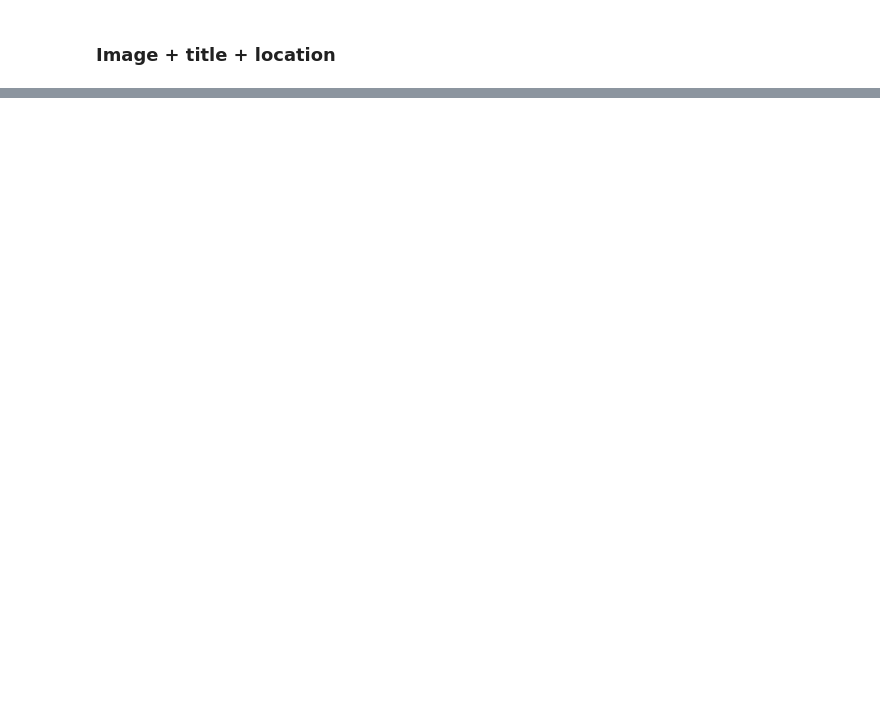
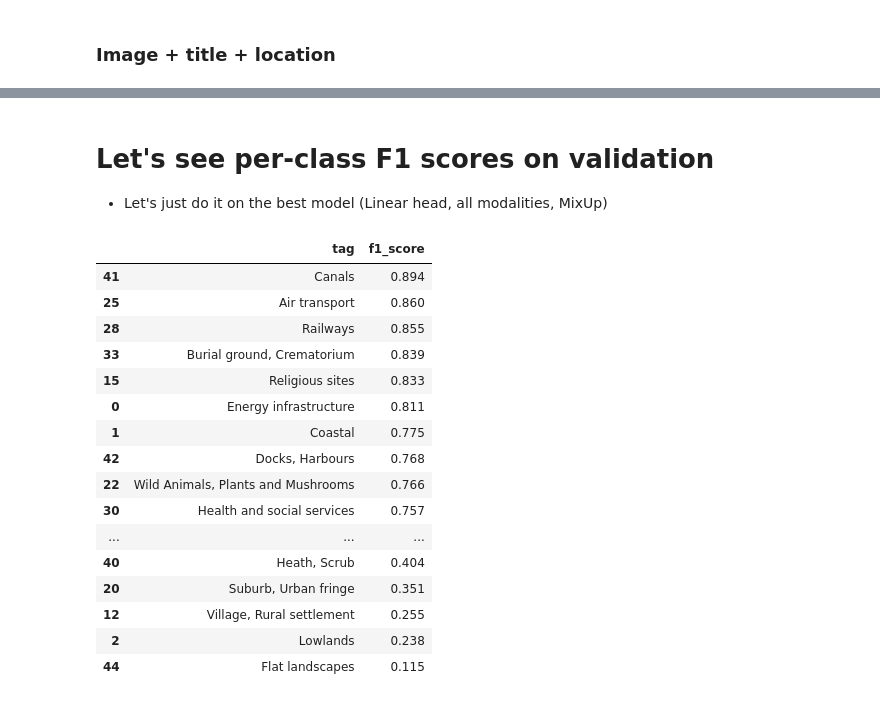
Before and after one commit to SpaceTimeLab/ClipTheLandscape, a Jupyter notebook: 2 - Train classifiers.ipynb, the cells around one changed output, grey strips where cells are left out. Cells and saved outputs as stored; diff of their text form; code cells hidden in the pictures; blank space fills up the shorter version.

```diff
--- a/2 - Train classifiers.ipynb
+++ b/2 - Train classifiers.ipynb
@@ -880,0 +882,3 @@ Wall time: 8min 6s
+# %% [markdown]
+# Let's see per-class F1 scores on validation
+* Let's just do it on the best model (Linear head, all modalities, MixUp)
@@ -880,0 +948,27 @@ Wall time: 8min 6s
+# %%
+f1_df = pd.DataFrame({
+    'tag': tags_human,
+    'f1_score': per_class_f1
+}).assign(
+    f1_score=lambda df_: df_.f1_score.round(3)
+).sort_values(by='f1_score', ascending=False)
+
+f1_df
+# %% [output]
+|  | tag | f1_score |
+| 41 | Canals | 0.894 |
+| 25 | Air transport | 0.860 |
+| 28 | Railways | 0.855 |
+| 33 | Burial ground, Crematorium | 0.839 |
+| 15 | Religious sites | 0.833 |
+| 0 | Energy infrastructure | 0.811 |
+| 1 | Coastal | 0.775 |
+| 42 | Docks, Harbours | 0.768 |
+| 22 | Wild Animals, Plants and Mushrooms | 0.766 |
+| 30 | Health and social services | 0.757 |
+| ... | ... | ... |
+| 40 | Heath, Scrub | 0.404 |
+| 20 | Suburb, Urban fringe | 0.351 |
+| 12 | Village, Rural settlement | 0.255 |
+| 2 | Lowlands | 0.238 |
+| 44 | Flat landscapes | 0.115 |
```
Also changed, not shown: parts of 35 cells of this notebook, 7 other files.
